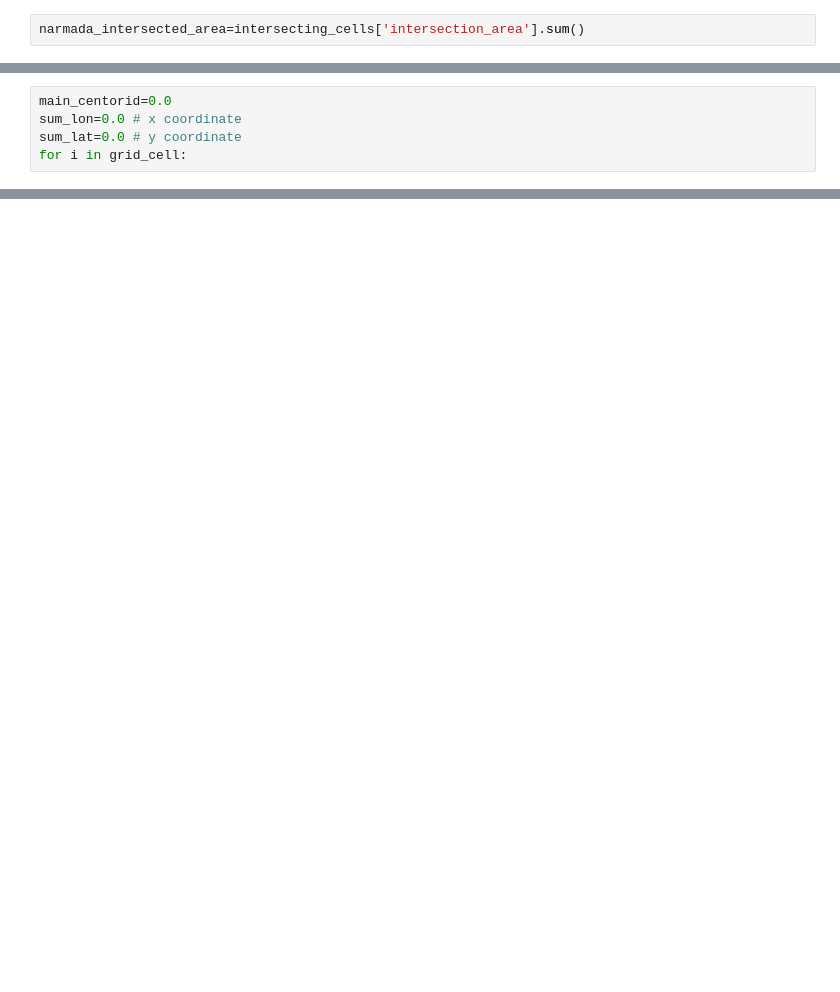
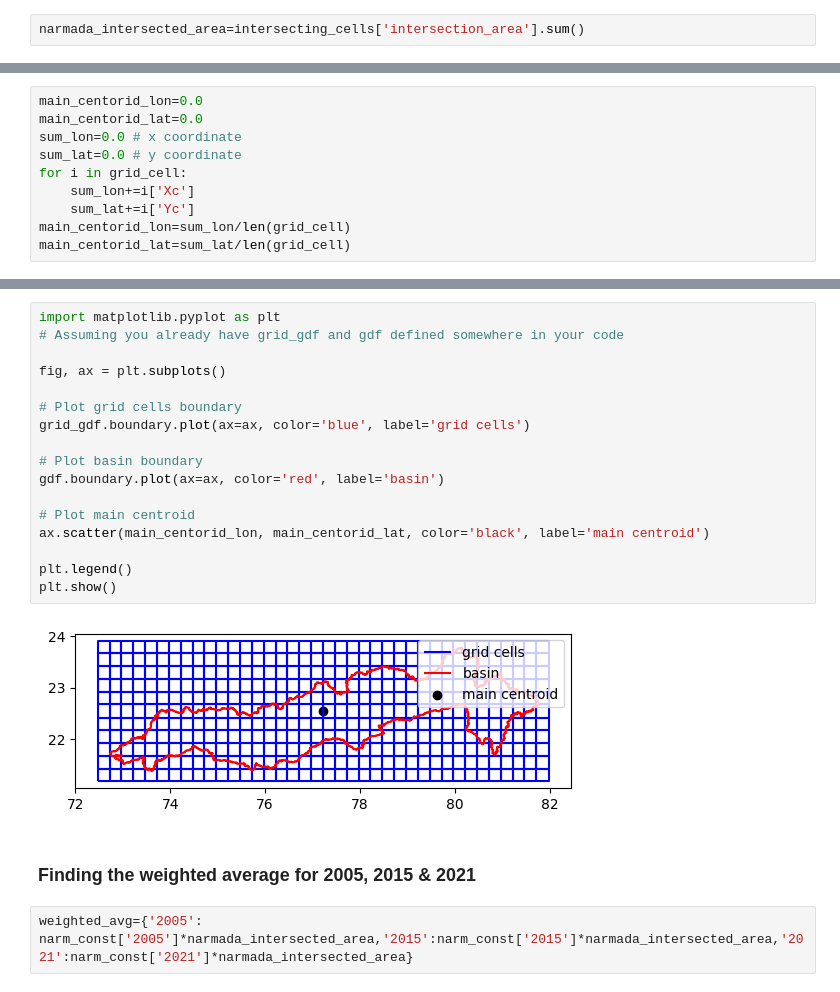
Before and after one commit to sonjaove/ML-hands-on, a Jupyter notebook: crop_the_data (1).ipynb, the cells around one changed output, grey strips where cells are left out. Saved outputs shown, nothing was run; the diff lists cells and outputs as text; blank space fills up the shorter version.

```diff
--- a/crop_the_data (1).ipynb
+++ b/crop_the_data (1).ipynb
@@ -306,5 +470,10 @@ narmada_intersected_area=intersecting_cells['intersection_area'].sum()
 # %%
-main_centorid=0.0
+main_centorid_lon=0.0
+main_centorid_lat=0.0
 sum_lon=0.0 # x coordinate
 sum_lat=0.0 # y coordinate
 for i in grid_cell:
+    sum_lon+=i['Xc']
+    sum_lat+=i['Yc']
+main_centorid_lon=sum_lon/len(grid_cell)
+main_centorid_lat=sum_lat/len(grid_cell)
@@ -310,0 +487,23 @@ for i in grid_cell:
+# %%
+import matplotlib.pyplot as plt
+# Assuming you already have grid_gdf and gdf defined somewhere in your code
+
+fig, ax = plt.subplots()
+
+# Plot grid cells boundary
+grid_gdf.boundary.plot(ax=ax, color='blue', label='grid cells')
+
+# Plot basin boundary
+gdf.boundary.plot(ax=ax, color='red', label='basin')
+
+# Plot main centroid
+ax.scatter(main_centorid_lon, main_centorid_lat, color='black', label='main centroid')
+
+plt.legend()
+plt.show()
+# %% [output]
+[figure, added]
+# %% [markdown]
+### Finding the weighted average for 2005, 2015 & 2021
+# %%
+weighted_avg={'2005': narm_const['2005']*narmada_intersected_area,'2015':narm_const['2015']*narmada_intersected_area,'2021':narm_const['2021']*narmada_intersected_area}
```
Also changed, not shown: parts of 33 cells of this notebook.
